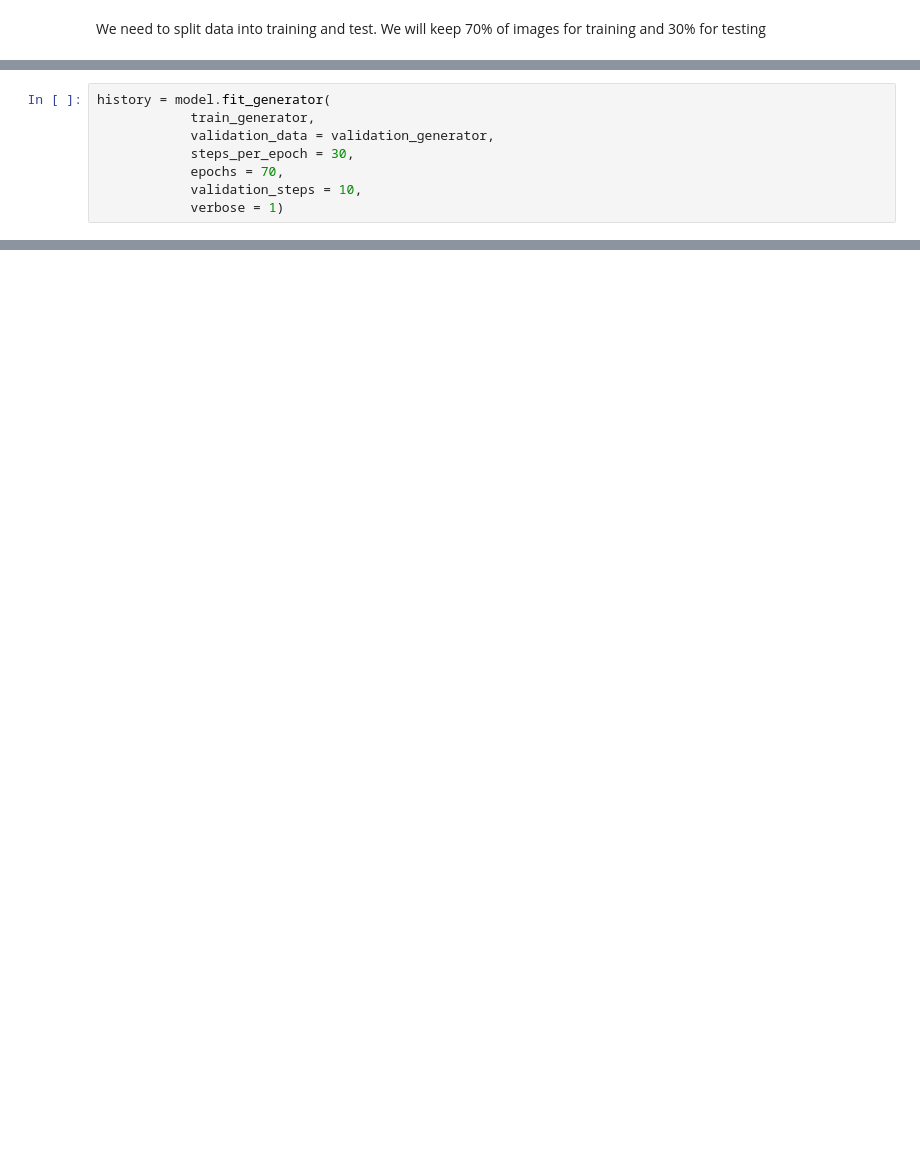
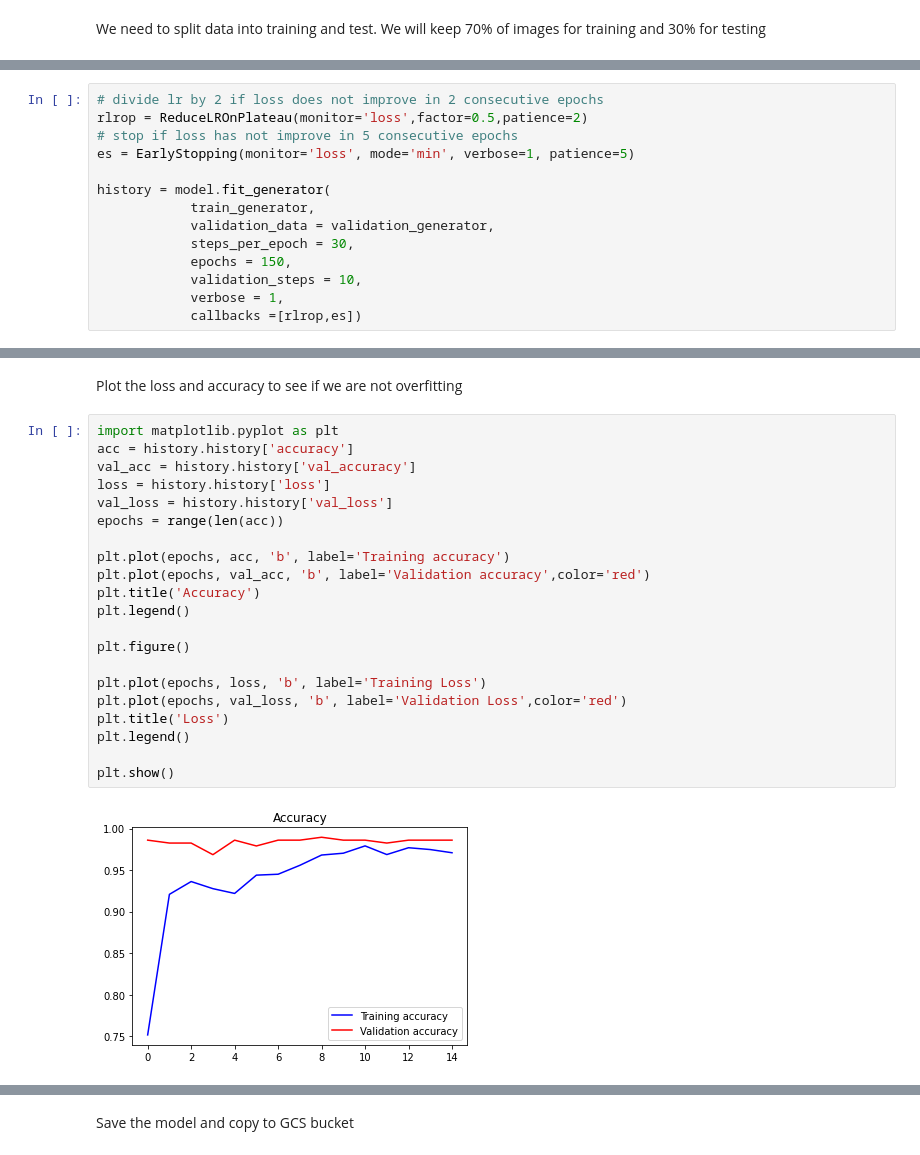
Before and after one commit to cyclingdata/Birds, a Jupyter notebook: Birds_model.ipynb, the cells around one changed output, grey strips where cells are left out. Cells and saved outputs as stored; diff of their text form; blank space fills up the shorter version.

```diff
--- a/Birds_model.ipynb
+++ b/Birds_model.ipynb
@@ -193,11 +194,3 @@ model.compile(optimizer = RMSprop(lr=0.00001),
 # %% [output]
 Found 335 images belonging to 2 classes.
 Found 143 images belonging to 2 classes.
-# %%
-history = model.fit_generator(
-            train_generator,
-            validation_data = validation_generator,
-            steps_per_epoch = 30,
-            epochs = 70,
-            validation_steps = 10,
-            verbose = 1)
@@ -221,0 +199,14 @@ Epoch 70/70
+# %%
+# divide lr by 2 if loss does not improve in 2 consecutive epochs
+rlrop = ReduceLROnPlateau(monitor='loss',factor=0.5,patience=2)
+# stop if loss has not improve in 5 consecutive epochs
+es = EarlyStopping(monitor='loss', mode='min', verbose=1, patience=5)
+
+history = model.fit_generator(
+            train_generator,
+            validation_data = validation_generator,
+            steps_per_epoch = 30,
+            epochs = 150,
+            validation_steps = 10,
+            verbose = 1,
+            callbacks =[rlrop,es])
@@ -221,0 +231,25 @@ Epoch 70/70
+# %% [markdown]
+Plot the loss and accuracy to see if we are not overfitting
+# %%
+import matplotlib.pyplot as plt
+acc = history.history['accuracy']
+val_acc = history.history['val_accuracy']
+loss = history.history['loss']
+val_loss = history.history['val_loss']
+epochs = range(len(acc))
+
+plt.plot(epochs, acc, 'b', label='Training accuracy')
+plt.plot(epochs, val_acc, 'b', label='Validation accuracy',color='red')
+plt.title('Accuracy')
+plt.legend()
+
+plt.figure()
+
+plt.plot(epochs, loss, 'b', label='Training Loss')
+plt.plot(epochs, val_loss, 'b', label='Validation Loss',color='red')
+plt.title('Loss')
+plt.legend()
+
+plt.show()
+# %% [output]
+[figure, added]
@@ -221,0 +257,2 @@ Epoch 70/70
+# %% [markdown]
+Save the model and copy to GCS bucket
```
Also changed, not shown: parts of 11 cells of this notebook.
